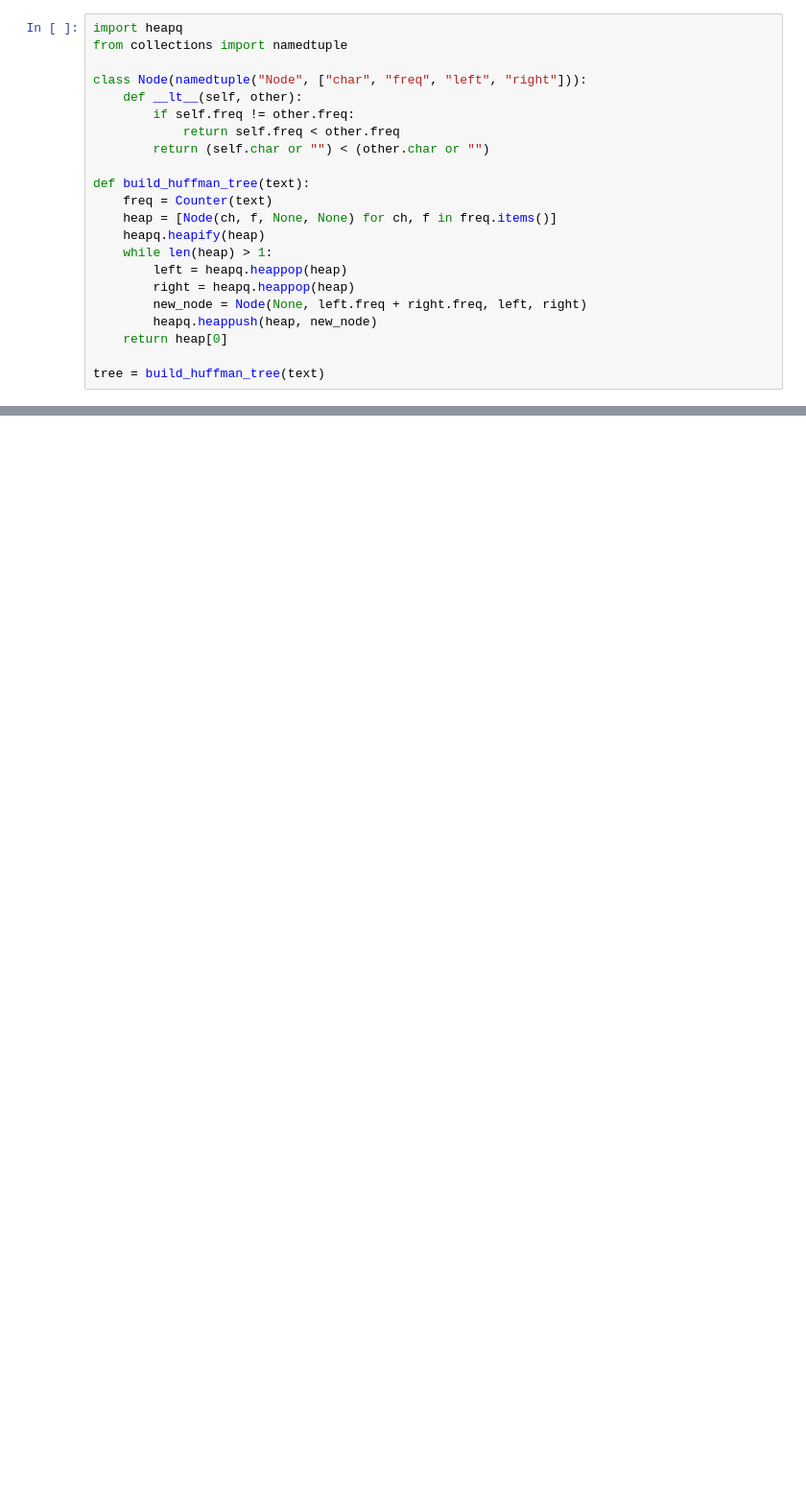
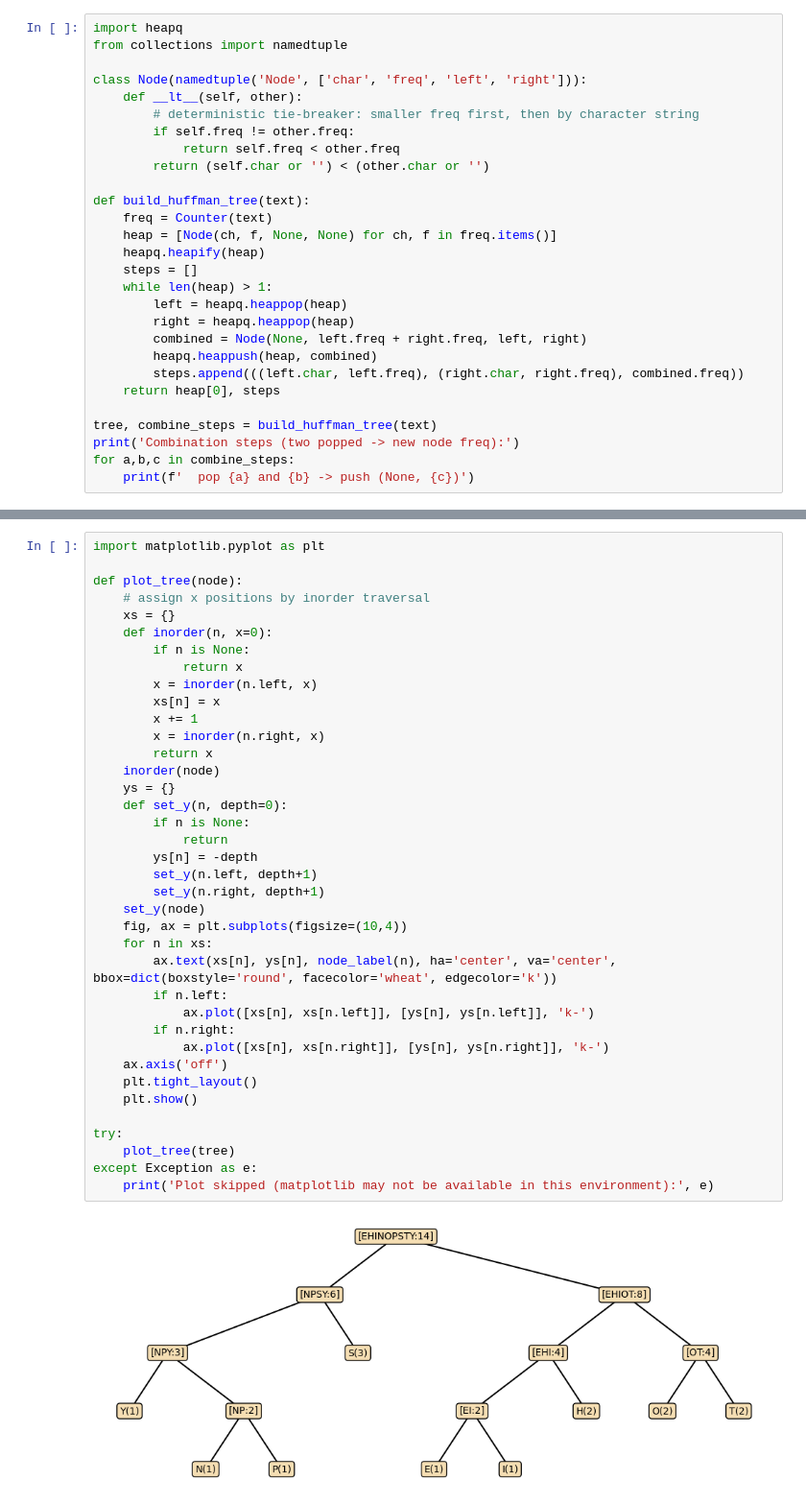
Before and after one commit to Stephen-prog/ExamTasks, a Jupyter notebook: task1.ipynb, the cells around one changed output, grey strips where cells are left out. Shown at 96% size. Cells and saved outputs as stored; diff of their text form; blank space fills up the shorter version.

```diff
--- a/task1.ipynb
+++ b/task1.ipynb
@@ -28,21 +39,27 @@ Counter({'S': 3,
 import heapq
 from collections import namedtuple
 
-class Node(namedtuple("Node", ["char", "freq", "left", "right"])):
+class Node(namedtuple('Node', ['char', 'freq', 'left', 'right'])):
     def __lt__(self, other):
+        # deterministic tie-breaker: smaller freq first, then by character string
         if self.freq != other.freq:
             return self.freq < other.freq
-        return (self.char or "") < (other.char or "")
+        return (self.char or '') < (other.char or '')
 
 def build_huffman_tree(text):
     freq = Counter(text)
     heap = [Node(ch, f, None, None) for ch, f in freq.items()]
     heapq.heapify(heap)
+    steps = []
     while len(heap) > 1:
         left = heapq.heappop(heap)
         right = heapq.heappop(heap)
-        new_node = Node(None, left.freq + right.freq, left, right)
-        heapq.heappush(heap, new_node)
-    return heap[0]
+        combined = Node(None, left.freq + right.freq, left, right)
+        heapq.heappush(heap, combined)
+        steps.append(((left.char, left.freq), (right.char, right.freq), combined.freq))
+    return heap[0], steps
 
-tree = build_huffman_tree(text)
+tree, combine_steps = build_huffman_tree(text)
+print('Combination steps (two popped -> new node freq):')
+for a,b,c in combine_steps:
+    print(f'  pop {a} and {b} -> push (None, {c})')
@@ -139,0 +178,40 @@ Using Huffman coding, the word “PHOTOSYNTHESIS” is compressed from 112 bits
+# %%
+import matplotlib.pyplot as plt
+
+def plot_tree(node):
+    # assign x positions by inorder traversal
+    xs = {}
+    def inorder(n, x=0):
+        if n is None:
+            return x
+        x = inorder(n.left, x)
+        xs[n] = x
+        x += 1
+        x = inorder(n.right, x)
+        return x
+    inorder(node)
+    ys = {}
+    def set_y(n, depth=0):
+        if n is None:
+            return
+        ys[n] = -depth
+        set_y(n.left, depth+1)
+        set_y(n.right, depth+1)
+    set_y(node)
+    fig, ax = plt.subplots(figsize=(10,4))
+    for n in xs:
+        ax.text(xs[n], ys[n], node_label(n), ha='center', va='center', bbox=dict(boxstyle='round', facecolor='wheat', edgecolor='k'))
+        if n.left:
+            ax.plot([xs[n], xs[n.left]], [ys[n], ys[n.left]], 'k-')
+        if n.right:
+            ax.plot([xs[n], xs[n.right]], [ys[n], ys[n.right]], 'k-')
+    ax.axis('off')
+    plt.tight_layout()
+    plt.show()
+
+try:
+    plot_tree(tree)
+except Exception as e:
+    print('Plot skipped (matplotlib may not be available in this environment):', e)
+# %% [output]
+[figure, added]
```
Also changed, not shown: parts of 19 cells of this notebook.
